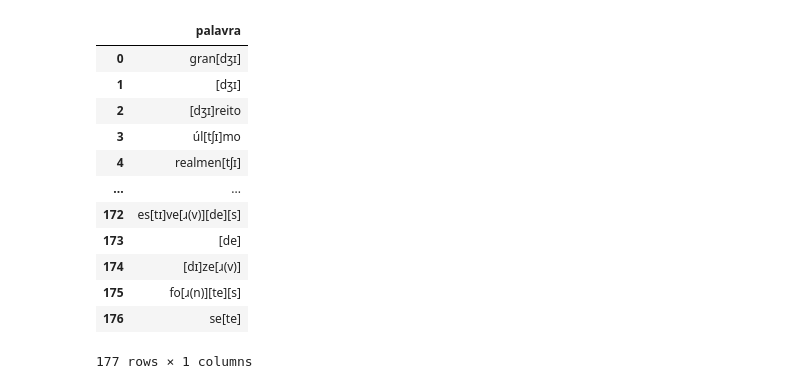
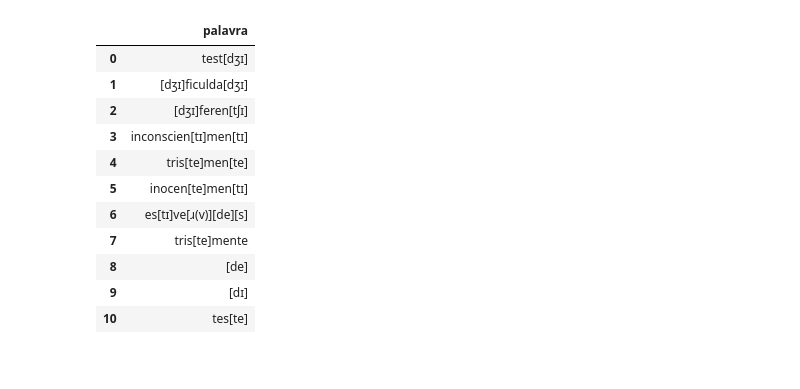
Before and after one commit to douglas-sanini/linguistic_variation_data_analyses, a Jupyter notebook: data_structure/data_stucture.ipynb, the cells around one changed output. Drawn from its saved outputs; the diff is of its cells as text; code cells hidden in the pictures.

```diff
--- a/data_structure/data_stucture.ipynb
+++ b/data_structure/data_stucture.ipynb
@@ -15,7 +15,7 @@ def read_docx(file_path):
         full_text.append(para.text)
     return "\n".join(full_text)
 # %%
-file_path = "../data/subject1.docx"
+file_path = "../data/test.docx"
 text = read_docx(file_path)
 print(text)
 # %% [output]
@@ -41,46 +35,45 @@ def df_find_cases_without_duplication(file_path):
     words_for_table = []  # Use a list to store repeated entries
     text = read_docx(file_path)
     # Use regular expression to find words with 't' inside brackets but without 'ʃ' right after it
 
     # padroes de patalizações
     pattern = r'\S*\[[^\]]*(?:tʃ|t(?!ʃ)|dʒ|de|dɪ)[^\]]*\]\S*'
 
 
     matches = re.findall(pattern, text)
 
 
     words_for_table.extend(matches)
 
 
     df = DataFrame(words_for_table, columns=['palavra'])
 
     #remove commas and periods at the end of values
     punctuation_pattern = r'[.,…!?]+$'
     a_pattern = r'-a'
     o_pattern = r'-o'
     pattern = punctuation_pattern + '|' + a_pattern + '|' + o_pattern
     df['palavra'] = df['palavra'].str.replace(pattern, '', regex=True)
 
 
     return df
 
-file_path = "../data/subject1.docx"
+file_path = "../data/test.docx"
 df = df_find_cases_without_duplication(file_path)
 df
 # %% [output]
 |  | palavra |
-| 0 | gran[dʒɪ] |
-| 1 | [dʒɪ] |
-| 2 | [dʒɪ]reito |
-| 3 | úl[tʃɪ]mo |
-| 4 | realmen[tʃɪ] |
-| ... | ... |
-| 172 | es[tɪ]ve[ɹ(v)][de][s] |
-| 173 | [de] |
-| 174 | [dɪ]ze[ɹ(v)] |
-| 175 | fo[ɹ(n)][te][s] |
-| 176 | se[te] |
+| 0 | test[dʒɪ] |
+| 1 | [dʒɪ]ficulda[dʒɪ] |
+| 2 | [dʒɪ]feren[tʃɪ] |
+| 3 | inconscien[tɪ]men[tɪ] |
+| 4 | tris[te]men[te] |
+| 5 | inocen[te]men[tɪ] |
+| 6 | es[tɪ]ve[ɹ(v)][de][s] |
+| 7 | tris[te]mente |
+| 8 | [de] |
+| 9 | [dɪ] |
+| 10 | tes[te] |
-177 rows × 1 columns
 # %%
 def create_patalizacao(row):
 
```
Also changed, not shown: parts of 8 cells of this notebook, 2 other files.
